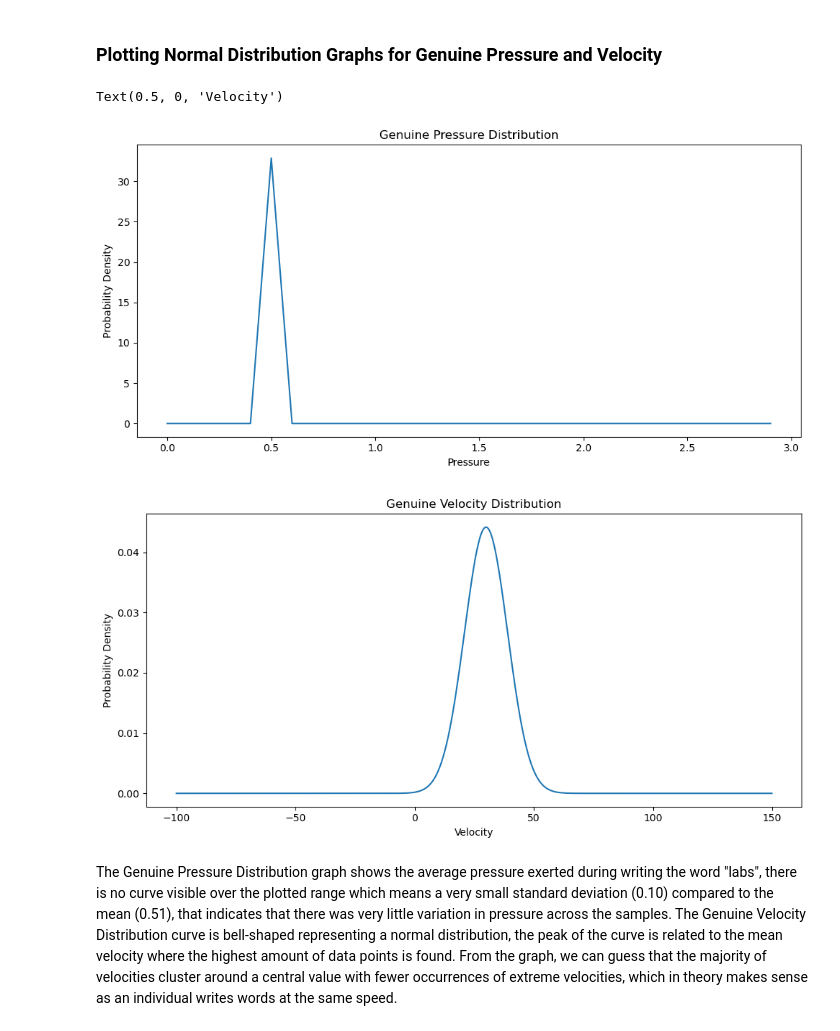
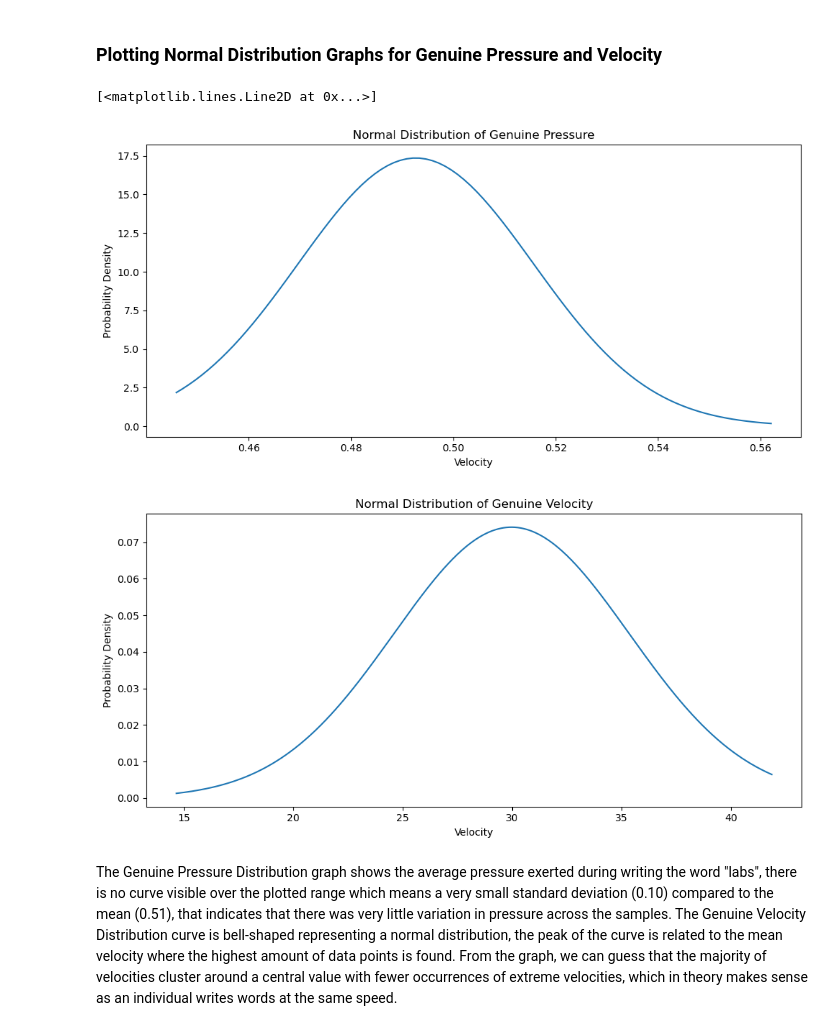
Before and after one commit to Abhay2412/ENCM509Labs, a Jupyter notebook: Lab 2/Lab02_2024W-AbhayKhosla.ipynb, the cells around one changed output. Drawn from its saved outputs; the diff is of its cells as text; code cells hidden in the pictures.

Commit message:
Update the plots for Exercise 4/5 and print the 30 signature CSV outputs, remove unused cells from lab

```diff
--- a/Lab 2/Lab02_2024W-AbhayKhosla.ipynb
+++ b/Lab 2/Lab02_2024W-AbhayKhosla.ipynb
@@ -212,7 +212,7 @@ Text(0.5, 0.92, 'Pen pressure in 3D')
 # %%
 # Loading the genuine data of the word "lab"
 subdir_genuine = 'genuine/'
-data_dir_genuine = 'C:/Users/abhay/Desktop/Abhay New Stuff/University of Calgary Fifth Year(Software)/Winter 2024/ENCM 509/Labs/Lab 2/signature_samples/labs/' + subdir_genuine
+data_dir_genuine = './signature_samples/labs/' + subdir_genuine
 # %%
 #Exercise 4
 def calc_velocity(time , coords ):
@@ -248,6 +248,6 @@ for i in range(30):
     stats_measures[i, 1] = np.std(vel)
     stats_measures[i, 2] = np.mean(prs1)
     stats_measures[i, 3] = np.std(prs1)
-print('#%d = Pressure Mean: %.2f, Pressure Standard Deviation: %.2f, Velocity Mean: %.2f, Velocity Standard Deviation: %.2f, ' %
-          (i+1, np.mean(prs1), np.std(prs1), np.mean(vel), np.std(vel)))
+    print('#%d = Pressure Mean: %.2f, Pressure Standard Deviation: %.2f, Velocity Mean: %.2f, Velocity Standard Deviation: %.2f, ' %
+          (i, np.mean(prs1), np.std(prs1), np.mean(vel), np.std(vel)))
 # %% [output]
@@ -259,37 +275,28 @@ print('#%d = Pressure Mean: %.2f, Pressure Standard Deviation: %.2f, Velocity Me
 | Standard Deviation |    0.10   |   60.99 |
 # %% [markdown]
 ### Plotting Normal Distribution Graphs for Genuine Pressure and Velocity
-# %%
-# Initialize arrays for plotting
-pressure_mean = stats_measures[:,2]
-pressure_standard_deviation = stats_measures[:,3]
-velocity_means = stats_measures[:,0]
-velocity_standard_deviation = stats_measures[:,1]
-# Create a range of x values for plotting the normal distributions
-x_velocity = np.arange(-100, 150, 0.1)
-x_pressure = np.arange(0, 3, 0.1)
-
-# Create the smooth normal distributions for velocity and pressure
-normal_pressure_impostor = norm(np.mean(pressure_mean), np.std(pressure_standard_deviation))
-normal_velocity_impostor = norm(np.mean(velocity_means), np.std(velocity_standard_deviation))
-
-# Plot for Pressure
-plt.figure(figsize=(10, 5))
-plt.plot(x_pressure, normal_pressure_impostor.pdf(x_pressure))
-plt.title('Genuine Pressure Distribution')
-plt.ylabel('Probability Density')
-plt.xlabel('Pressure')
-
-# Plot for Velocity
-plt.figure(figsize=(10, 5))
-plt.plot(x_velocity, normal_velocity_impostor.pdf(x_velocity))
-plt.title('Genuine Velocity Distribution')
-plt.ylabel('Probability Density')
-plt.xlabel('Velocity')
-# %% [output]
-Text(0.5, 0, 'Velocity')
-[figure, removed]
-[figure, removed]
+# %%
+# Plot for Pressure
+plt.figure(figsize=(10,5))
+x = np.arange(min(stats_measures[:, 2]), max(stats_measures[:, 2]), 0.00125)
+x_pdf = norm.pdf(x, loc=np.mean(stats_measures[:, 2]), scale=np.std(stats_measures[:, 2]))
+plt.xlabel('Velocity')
+plt.ylabel('Probability Density')
+plt.title('Normal Distribution of Genuine Pressure')
+plt.plot(x, x_pdf)
+
+# Plot for Velocity
+plt.figure(figsize=(10,5))
+x = np.arange(min(stats_measures[:, 0]), max(stats_measures[:, 0]), 0.01)
+x_pdf = norm.pdf(x, loc=np.mean(stats_measures[:, 0]), scale=np.std(stats_measures[:, 0]))
+plt.xlabel('Velocity')
+plt.ylabel('Probability Density')
+plt.title('Normal Distribution of Genuine Velocity')
+plt.plot(x, x_pdf)
+# %% [output]
+[<matplotlib.lines.Line2D at 0x...>]
+[figure, added]
+[figure, added]
 # %% [markdown]
 The Genuine Pressure Distribution graph shows the average pressure exerted during writing the word "labs", there is no curve visible over the plotted range which means a very small standard deviation (0.10) compared to the mean (0.51), that indicates that there was very little variation in pressure across the samples. The Genuine Velocity Distribution curve is bell-shaped representing a normal distribution, the peak of the curve is related to the mean velocity where the highest amount of data points is found. From the graph, we can guess that the majority of velocities cluster around a central value with fewer occurrences of extreme velocities, which in theory makes sense as an individual writes words at the same speed.
 # %% [markdown]
```
Also changed, not shown: parts of 23 cells of this notebook.
